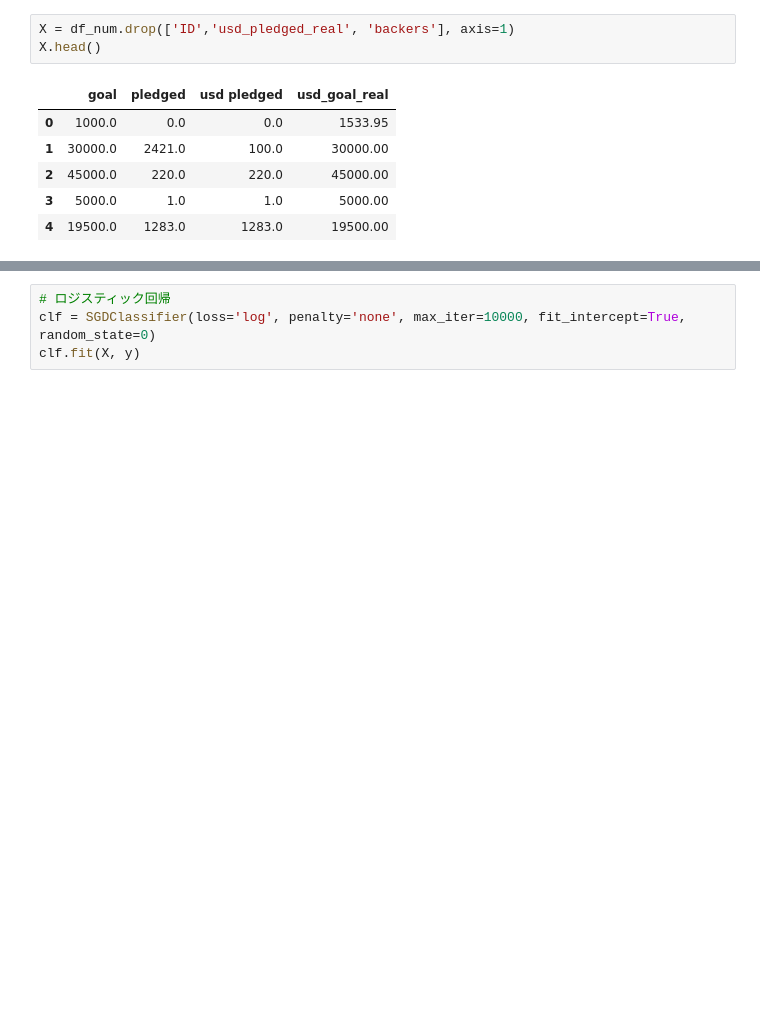
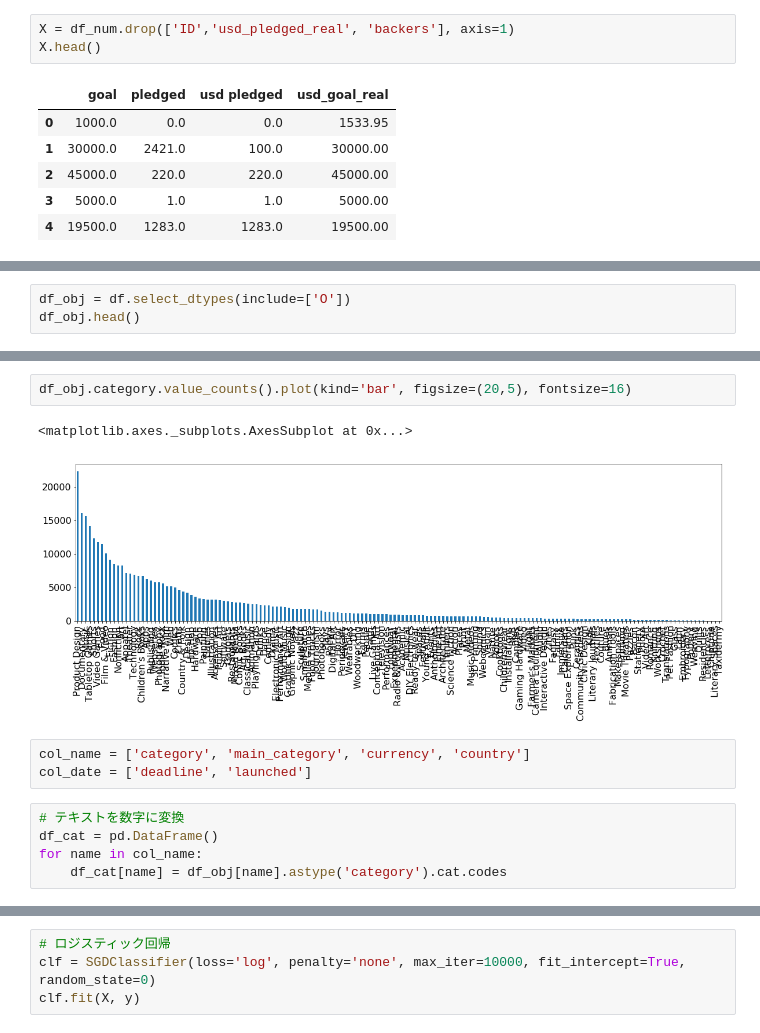
Before and after one commit to dychi/skillup-ai, a Jupyter notebook: kickstarter/Day1_work_山岡大地.ipynb, the cells around one changed output, grey strips where cells are left out. Drawn from its saved outputs; the diff is of its cells as text; blank space fills up the shorter version.

```diff
--- a/kickstarter/Day1_work_山岡大地.ipynb
+++ b/kickstarter/Day1_work_山岡大地.ipynb
@@ -100,0 +96,3 @@ X.head()
+# %%
+df_obj = df.select_dtypes(include=['O'])
+df_obj.head()
@@ -100,0 +106,13 @@ X.head()
+# %%
+df_obj.category.value_counts().plot(kind='bar', figsize=(20,5), fontsize=16)
+# %% [output]
+<matplotlib.axes._subplots.AxesSubplot at 0x...>
+[figure, added]
+# %%
+col_name = ['category', 'main_category', 'currency', 'country']
+col_date = ['deadline', 'launched']
+# %%
+# テキストを数字に変換
+df_cat = pd.DataFrame()
+for name in col_name:
+    df_cat[name] = df_obj[name].astype('category').cat.codes
```
Also changed, not shown: parts of 7 cells of this notebook.
